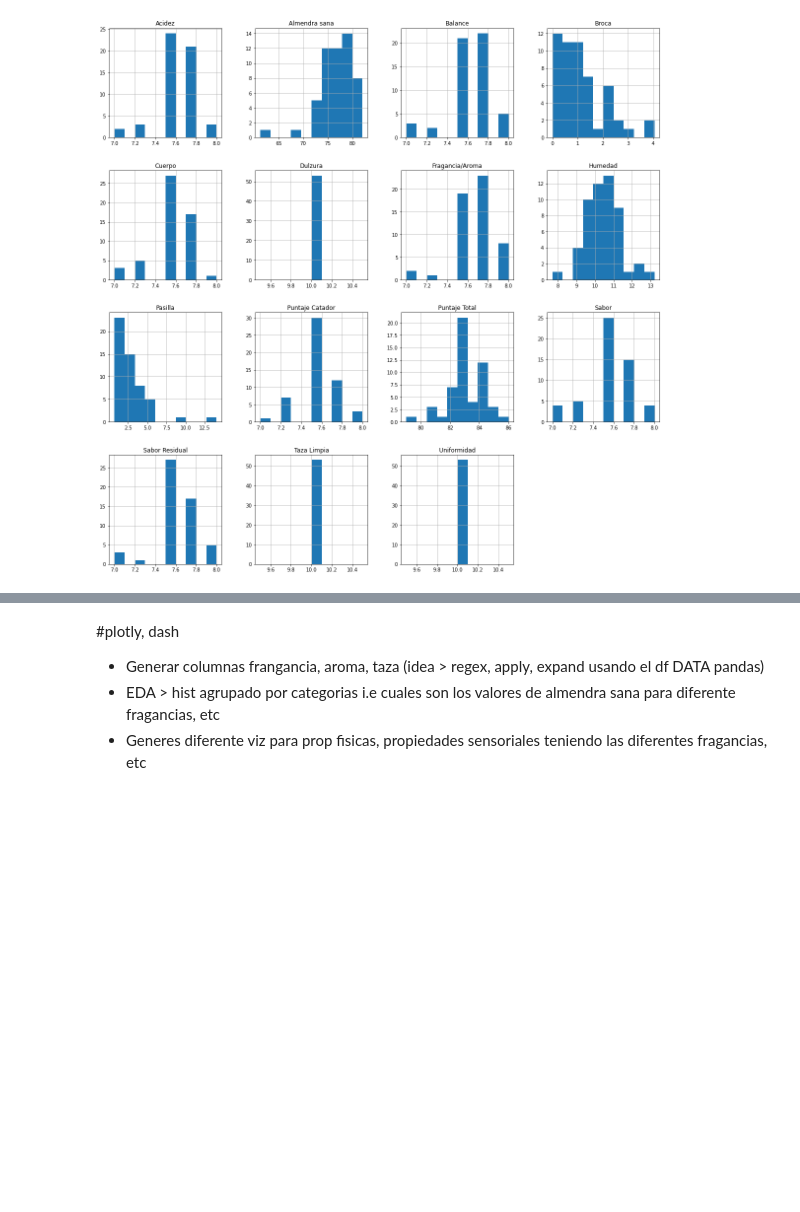
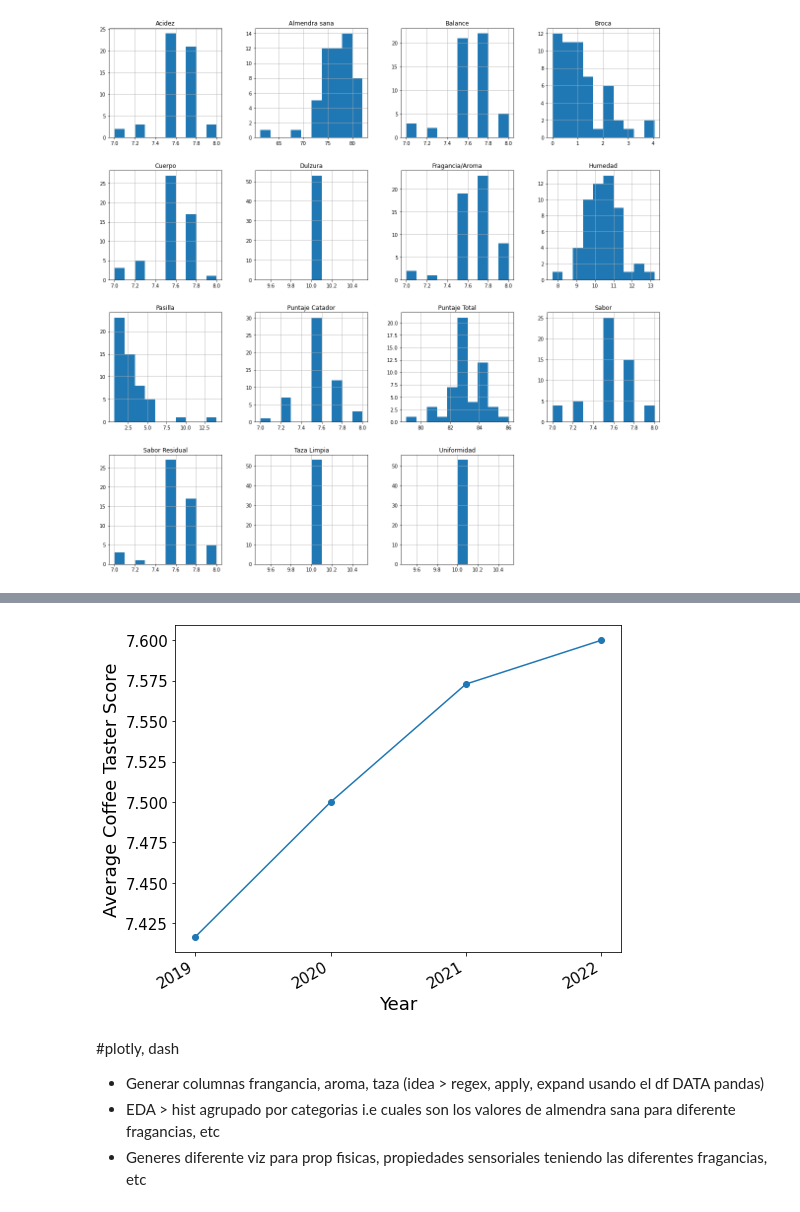
Before and after one commit to SRam3/Coffee_flavors_analyzer, a Jupyter notebook: notebooks/data_analysis.ipynb, the cells around one changed output, grey strips where cells are left out. Drawn from its saved outputs; the diff is of its cells as text; code cells hidden in the pictures; blank space fills up the shorter version.

```diff
--- a/notebooks/data_analysis.ipynb
+++ b/notebooks/data_analysis.ipynb
@@ -87,3 +108,16 @@ correlation = sns.pairplot(DATA, hue="Almendra sana", height=1.5)
+# %%
+coffee_taster_score = coffee_data[["Fecha", "Puntaje Catador"]].sort_values("Fecha")
+coffee_taster_score["Fecha"] = pd.to_datetime(coffee_taster_score["Fecha"], format='%d/%m/%Y')
+coffee_taster_score = coffee_taster_score.groupby(coffee_taster_score["Fecha"].dt.year)["Puntaje Catador"].mean()
+plt.figure(figsize=(8,6))
+plt.plot(coffee_taster_score.index, coffee_taster_score.values, marker="o")
+plt.xlabel("Year", size=18)
+plt.ylabel("Average Coffee Taster Score", size=18)
+plt.xticks(coffee_taster_score.index, rotation=30, ha="right", size=15)
+plt.yticks(size=15)
+plt.show();
+# %% [output]
+[figure, added]
 # %% [markdown]
 #plotly, dash
 
```
Also changed, not shown: parts of 9 cells of this notebook, 1 other file.
